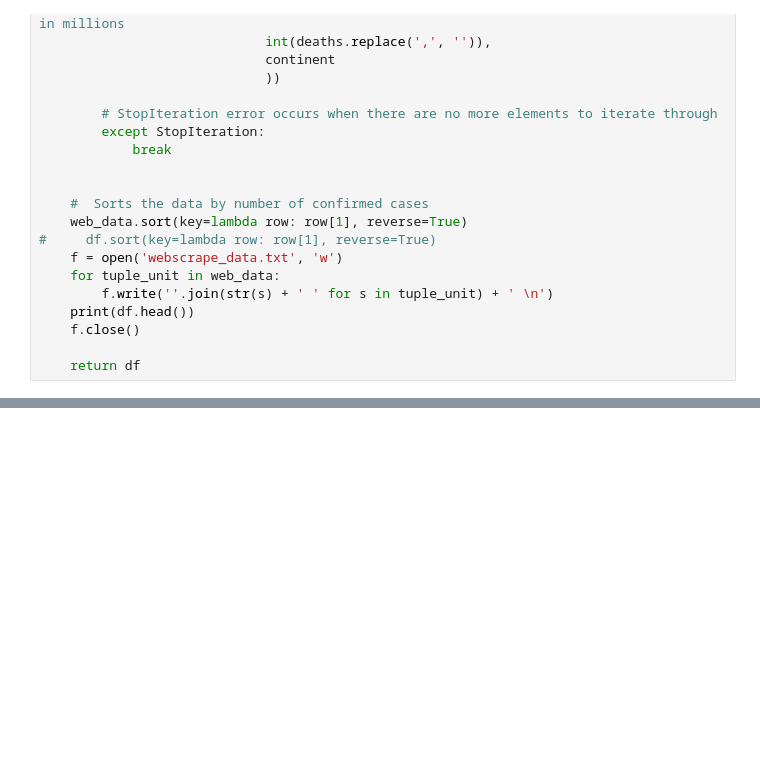
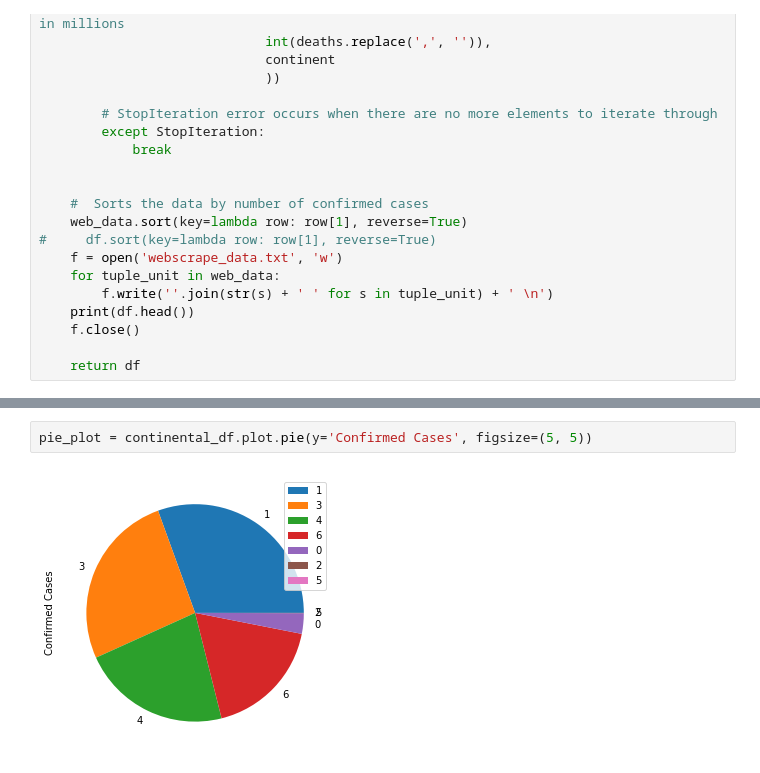
Before and after one commit to dynguy/Coronavirus_Scrap, a Jupyter notebook: Coronavirus_Scrape.ipynb, the cells around one changed output, grey strips where cells are left out. Drawn from its saved outputs; the diff is of its cells as text; blank space fills up the shorter version.

```diff
--- a/Coronavirus_Scrape.ipynb
+++ b/Coronavirus_Scrape.ipynb
@@ -121,0 +216,4 @@ temp.head(10)
+# %%
+pie_plot = continental_df.plot.pie(y='Confirmed Cases', figsize=(5, 5))
+# %% [output]
+[figure, added]
```
Also changed, not shown: parts of 22 cells of this notebook, 2 other files.
